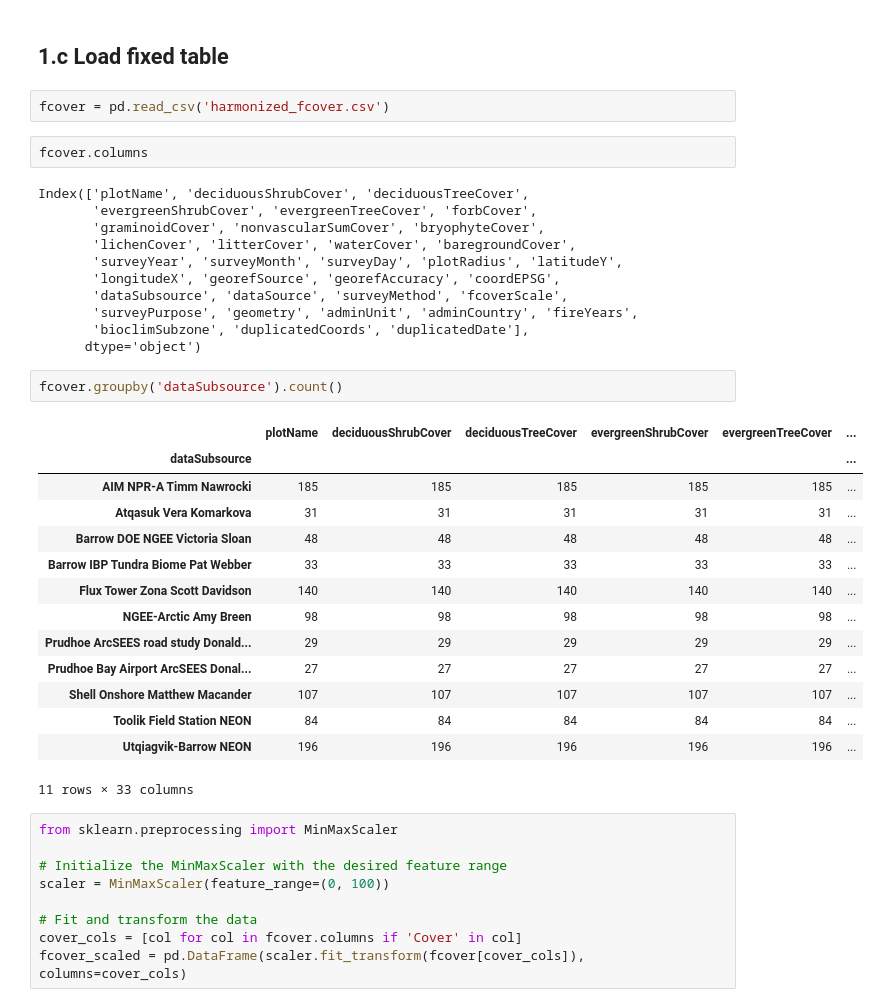
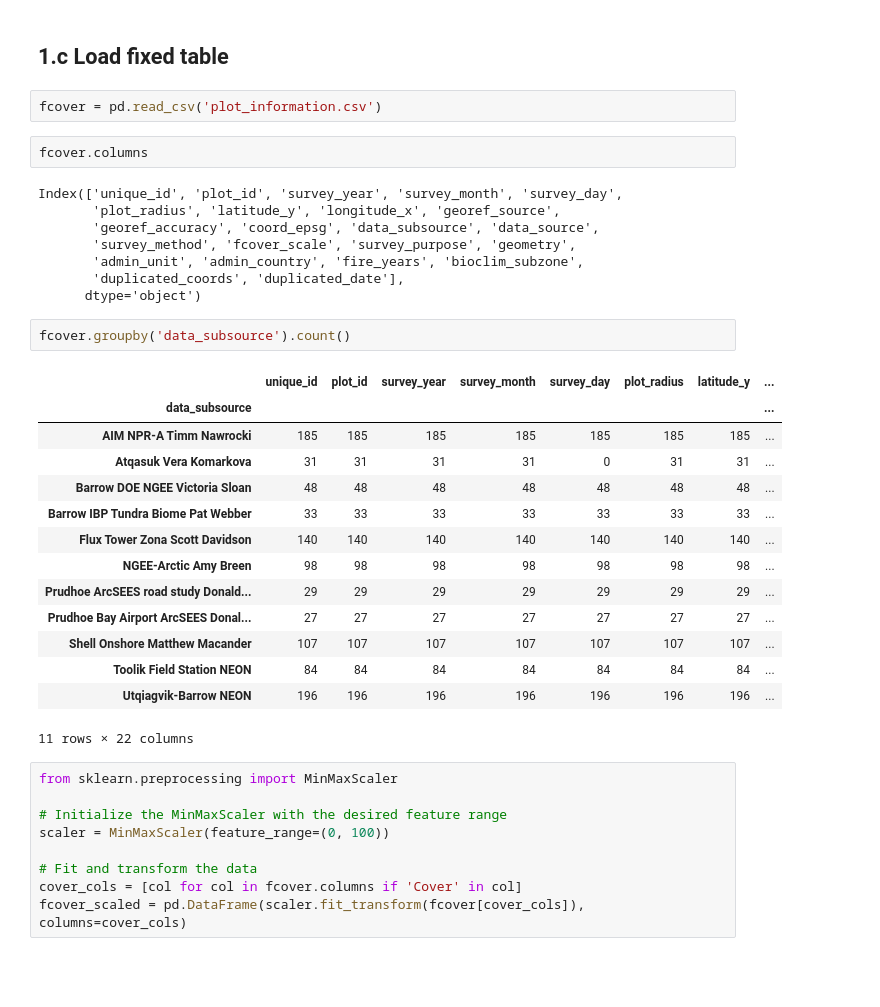
Before and after one commit to climatemodeling/alaska_pft_fcover_harmonization, a Jupyter notebook: harmonization.ipynb, the cells around one changed output. Saved outputs shown, nothing was run; the diff lists cells and outputs as text; blank space fills up the shorter version.

Commit message:
fixed date issue with ava source

```diff
--- a/harmonization.ipynb
+++ b/harmonization.ipynb
@@ -22,37 +49,34 @@ fcover.to_csv('harmonized_fcover_temp.csv')
 # %% [markdown]
 ## 1.c Load fixed table
 # %%
-fcover = pd.read_csv('harmonized_fcover.csv')
+fcover = pd.read_csv('plot_information.csv')
 # %%
 fcover.columns
 # %% [output]
-Index(['plotName', 'deciduousShrubCover', 'deciduousTreeCover',
-       'evergreenShrubCover', 'evergreenTreeCover', 'forbCover',
-       'graminoidCover', 'nonvascularSumCover', 'bryophyteCover',
-       'lichenCover', 'litterCover', 'waterCover', 'baregroundCover',
-       'surveyYear', 'surveyMonth', 'surveyDay', 'plotRadius', 'latitudeY',
-       'longitudeX', 'georefSource', 'georefAccuracy', 'coordEPSG',
-       'dataSubsource', 'dataSource', 'surveyMethod', 'fcoverScale',
-       'surveyPurpose', 'geometry', 'adminUnit', 'adminCountry', 'fireYears',
-       'bioclimSubzone', 'duplicatedCoords', 'duplicatedDate'],
+Index(['unique_id', 'plot_id', 'survey_year', 'survey_month', 'survey_day',
+       'plot_radius', 'latitude_y', 'longitude_x', 'georef_source',
+       'georef_accuracy', 'coord_epsg', 'data_subsource', 'data_source',
+       'survey_method', 'fcover_scale', 'survey_purpose', 'geometry',
+       'admin_unit', 'admin_country', 'fire_years', 'bioclim_subzone',
+       'duplicated_coords', 'duplicated_date'],
       dtype='object')
 # %%
-fcover.groupby('dataSubsource').count()
+fcover.groupby('data_subsource').count()
 # %% [output]
-|  | plotName | deciduousShrubCover | deciduousTreeCover | evergreenShrubCover | evergreenTreeCover | ... |
-| dataSubsource |  |  |  |  |  | ... |
-| AIM NPR-A Timm Nawrocki | 185 | 185 | 185 | 185 | 185 | ... |
-| Atqasuk Vera Komarkova | 31 | 31 | 31 | 31 | 31 | ... |
-| Barrow DOE NGEE Victoria Sloan | 48 | 48 | 48 | 48 | 48 | ... |
-| Barrow IBP Tundra Biome Pat Webber | 33 | 33 | 33 | 33 | 33 | ... |
-| Flux Tower Zona Scott Davidson | 140 | 140 | 140 | 140 | 140 | ... |
-| NGEE-Arctic Amy Breen | 98 | 98 | 98 | 98 | 98 | ... |
-| Prudhoe ArcSEES road study Donald... | 29 | 29 | 29 | 29 | 29 | ... |
-| Prudhoe Bay Airport ArcSEES Donal... | 27 | 27 | 27 | 27 | 27 | ... |
-| Shell Onshore Matthew Macander | 107 | 107 | 107 | 107 | 107 | ... |
-| Toolik Field Station NEON | 84 | 84 | 84 | 84 | 84 | ... |
-| Utqiagvik-Barrow NEON | 196 | 196 | 196 | 196 | 196 | ... |
+|  | unique_id | plot_id | survey_year | survey_month | survey_day | plot_radius | latitude_y | ... |
+| data_subsource |  |  |  |  |  |  |  | ... |
+| AIM NPR-A Timm Nawrocki | 185 | 185 | 185 | 185 | 185 | 185 | 185 | ... |
+| Atqasuk Vera Komarkova | 31 | 31 | 31 | 31 | 0 | 31 | 31 | ... |
+| Barrow DOE NGEE Victoria Sloan | 48 | 48 | 48 | 48 | 48 | 48 | 48 | ... |
+| Barrow IBP Tundra Biome Pat Webber | 33 | 33 | 33 | 33 | 33 | 33 | 33 | ... |
+| Flux Tower Zona Scott Davidson | 140 | 140 | 140 | 140 | 140 | 140 | 140 | ... |
+| NGEE-Arctic Amy Breen | 98 | 98 | 98 | 98 | 98 | 98 | 98 | ... |
+| Prudhoe ArcSEES road study Donald... | 29 | 29 | 29 | 29 | 29 | 29 | 29 | ... |
+| Prudhoe Bay Airport ArcSEES Donal... | 27 | 27 | 27 | 27 | 27 | 27 | 27 | ... |
+| Shell Onshore Matthew Macander | 107 | 107 | 107 | 107 | 107 | 107 | 107 | ... |
+| Toolik Field Station NEON | 84 | 84 | 84 | 84 | 84 | 84 | 84 | ... |
+| Utqiagvik-Barrow NEON | 196 | 196 | 196 | 196 | 196 | 196 | 196 | ... |
-11 rows × 33 columns
+11 rows × 22 columns
 # %%
 from sklearn.preprocessing import MinMaxScaler
 
```
Also changed, not shown: parts of 13 cells of this notebook.
